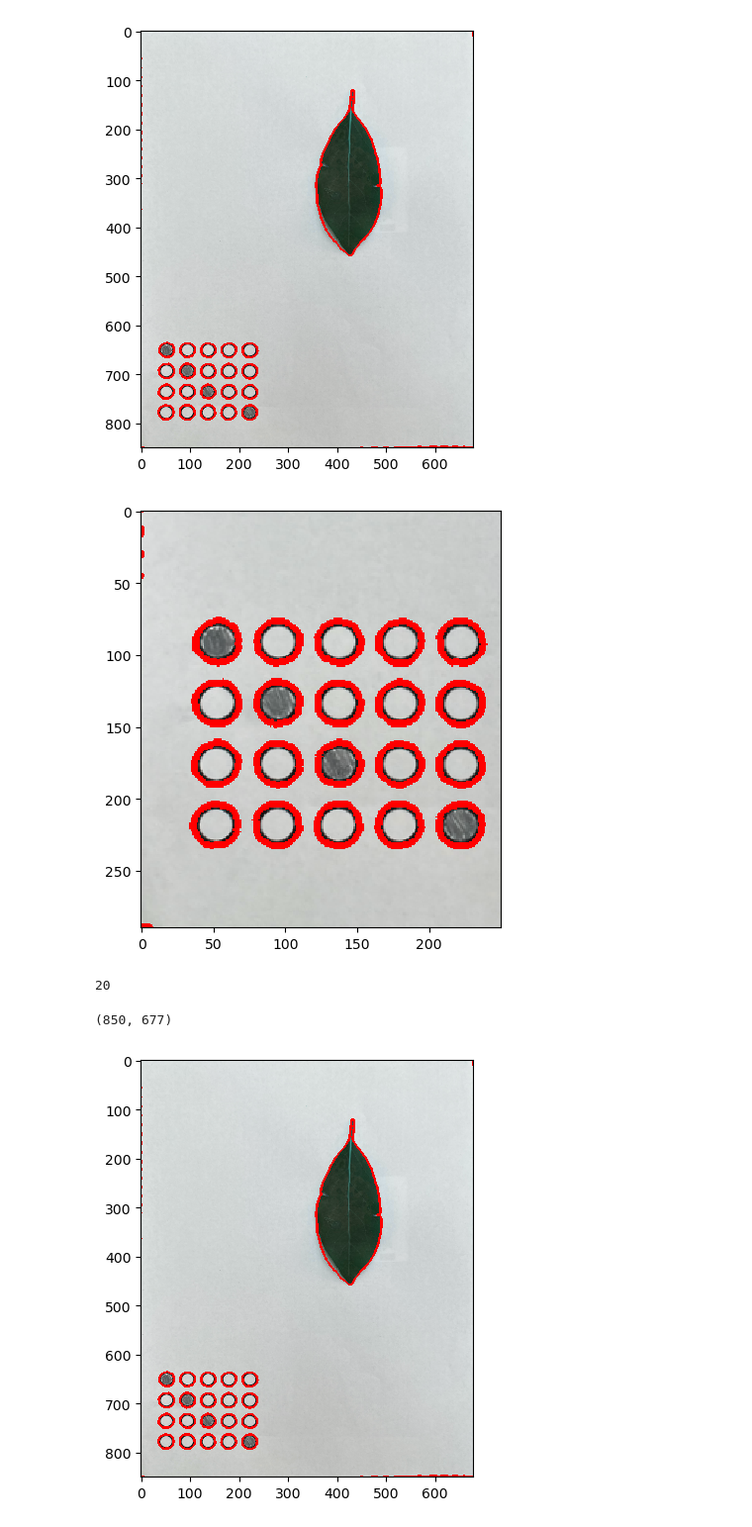
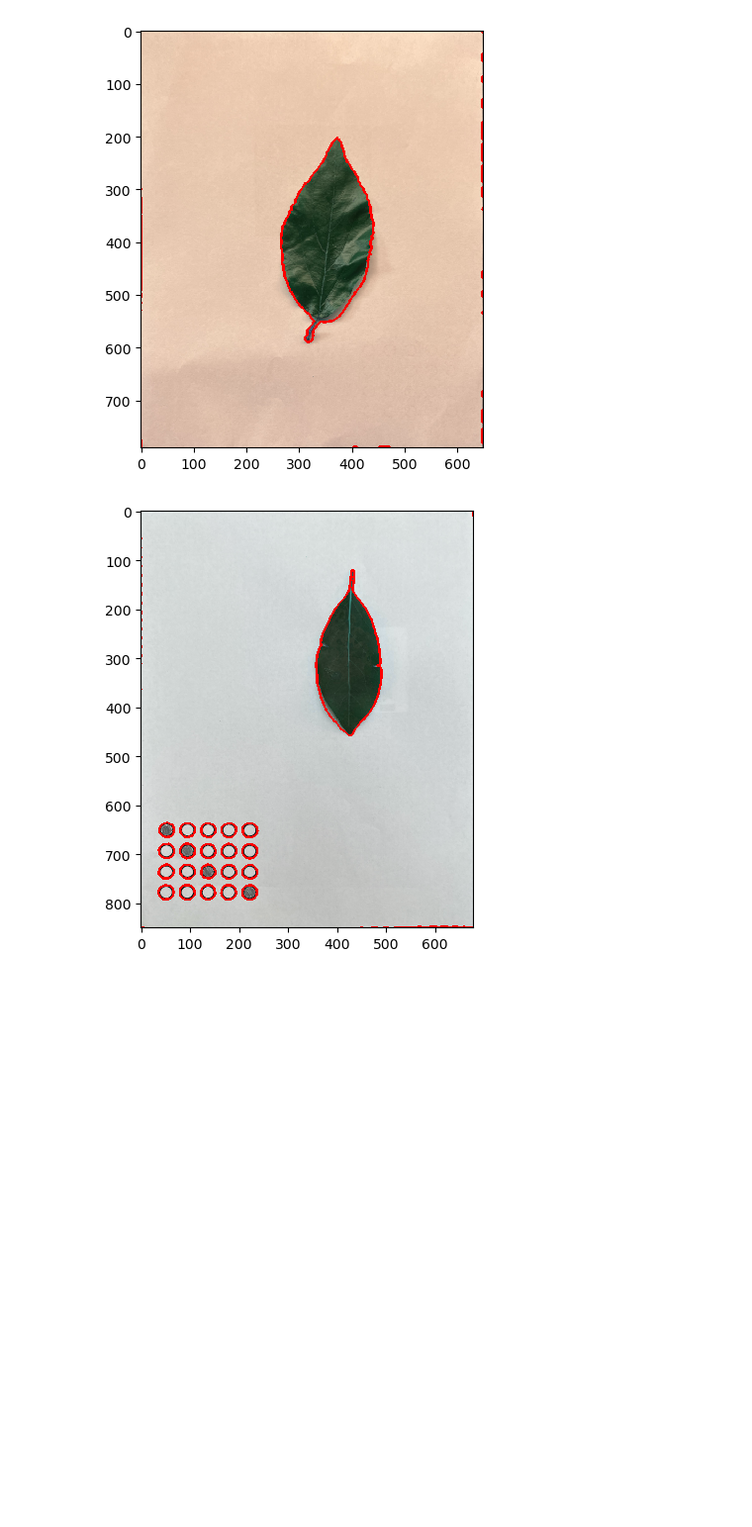
Before and after one commit to mattjenkins3/Automated-Leaf-Area-Detection, a Jupyter notebook: WORKBOOK-leaf_area_detect.ipynb, the cells around one changed output. Shown at 99% size. Cells and saved outputs as stored; diff of their text form; code cells hidden in the pictures; blank space fills up the shorter version.

```diff
--- a/WORKBOOK-leaf_area_detect.ipynb
+++ b/WORKBOOK-leaf_area_detect.ipynb
@@ -14,7 +20,7 @@ from PIL import Image
 import pandas as pd
 # %%
 # set image name
-imageName = 'photos/IMG_0098.jpeg'
+imageName = 'photos/IMG_0672.jpeg'
 
 # load the image
 image = cv2.imread(imageName)
@@ -96,39 +95,37 @@ print(warped2.shape[1] * 0.0126)
 # %%
 # find contours in the thresholded and warped image, then initialize the list of contours that correspond to bubbles
 cnts = cv2.findContours(warped2.copy(), cv2.RETR_EXTERNAL, cv2.CHAIN_APPROX_SIMPLE)
 cnts = imutils.grab_contours(cnts)
-questionCnts = []
-# loop over the contours
-for c in cnts:
-	# compute the bounding box of the contour, then use the bounding box to derive the aspect ratio
-	(x, y, w, h) = cv2.boundingRect(c)
-	ar = w / float(h)
-	# in order to label the contour as a question, region should be sufficiently wide, sufficiently tall, and
-    # have an aspect ratio approximately equal to 1
-# 	if warped2.shape[1] * 0.066 >= w >= warped2.shape[1] * 0.0166 and warped2.shape[1] * 0.0456 >= h >= warped2.shape[1] * 0.0137 and ar >= 0.85 and ar <= 1.15:
+# questionCnts = []
+# # loop over the contours
+# for c in cnts:
+# 	# compute the bounding box of the contour, then use the bounding box to derive the aspect ratio
+# 	(x, y, w, h) = cv2.boundingRect(c)
+# 	ar = w / float(h)
+# 	# in order to label the contour as a question, region should be sufficiently wide, sufficiently tall, and
+#     # have an aspect ratio approximately equal to 1
+# # 	if warped2.shape[1] * 0.066 >= w >= warped2.shape[1] * 0.0166 and warped2.shape[1] * 0.0456 >= h >= warped2.shape[1] * 0.0137 and ar >= 0.85 and ar <= 1.15:
+# # 		questionCnts.append(c)
+# 	if warped2.shape[1] * 0.076 >= w >= warped2.shape[1] * 0.0126 and warped2.shape[1] * 0.0556 >= h >= warped2.shape[1] * 0.013 and ar >= 0.85 and ar <= 1.15:
 # 		questionCnts.append(c)
-	if warped2.shape[1] * 0.076 >= w >= warped2.shape[1] * 0.0126 and warped2.shape[1] * 0.0556 >= h >= warped2.shape[1] * 0.013 and ar >= 0.85 and ar <= 1.15:
-		questionCnts.append(c)
-	color = (255, 0, 0) # red
-	# draw the outline of the bubble on the test
-	cv2.drawContours(warped_color, cnts, -1, color, 3)
+# 	color = (255, 0, 0) # red
+# 	# draw the outline of the bubble on the test
+# 	cv2.drawContours(warped_color, cnts, -1, color, 3)
+
+color = (255, 0, 0) # red
+# draw the outline of the bubble on the test
+cv2.drawContours(warped_color, cnts, -1, color, 3)
 
 
 io.imshow(warped_color)
 io.show()
 
-io.imshow(warped_color[560:,:250])
-io.show()
+# io.imshow(warped_color[560:,:250])
+# io.show()
 
-print(len(questionCnts)) # should be equal to number of bubbles
+# print(len(questionCnts)) # should be equal to number of bubbles
 # %% [output]
-[figure, old version]
+[figure, new version]
-[figure, removed]
-20
-# %%
-warped2.shape
-# %% [output]
-(850, 677)
 # %%
 # sort the question contours top-to-bottom, then initialize the total number of correct answers
 questionCnts = contours.sort_contours(questionCnts,method="top-to-bottom")[0]
```
Also changed, not shown: parts of 6 cells of this notebook, 1 other file.
